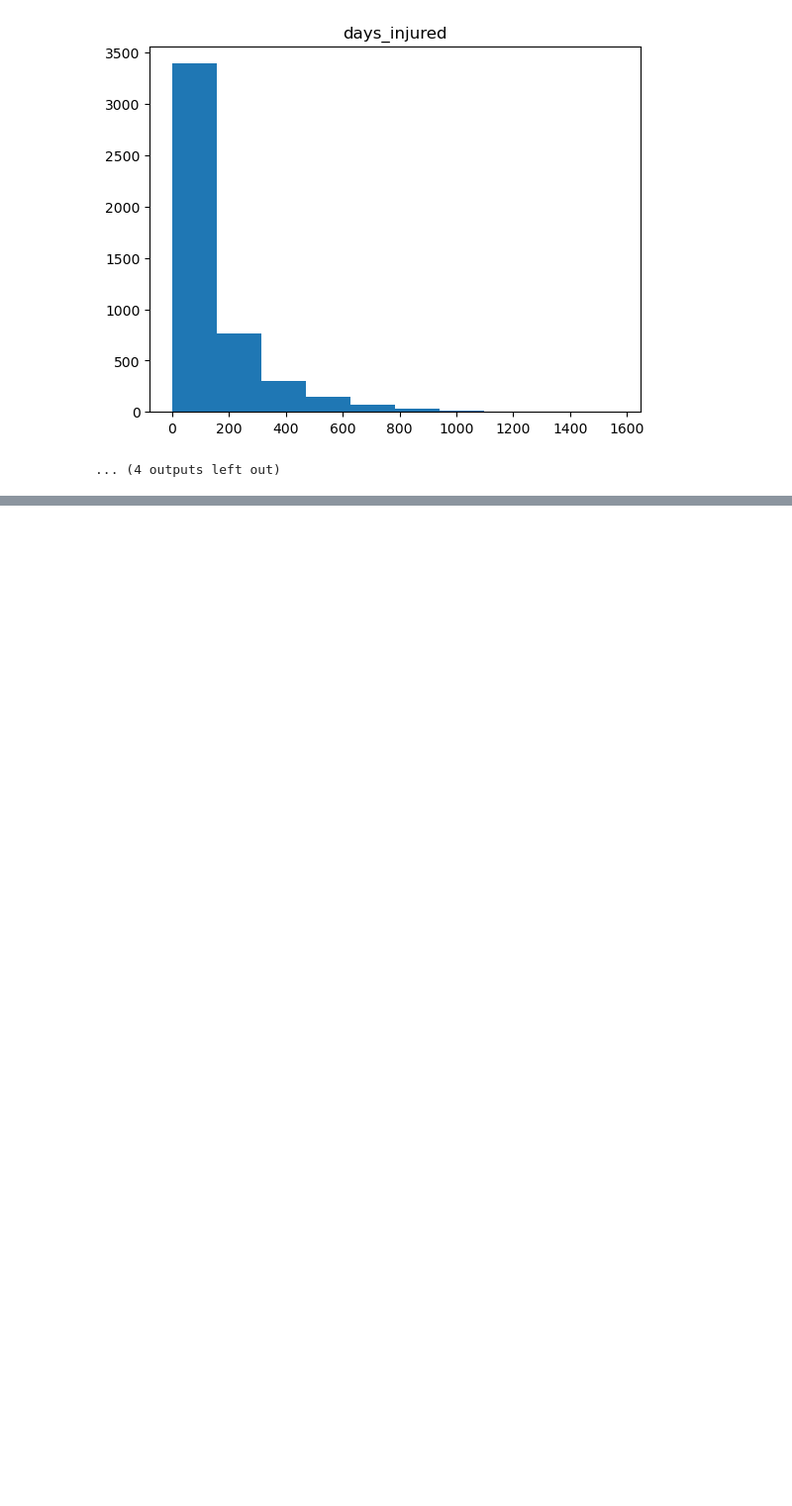
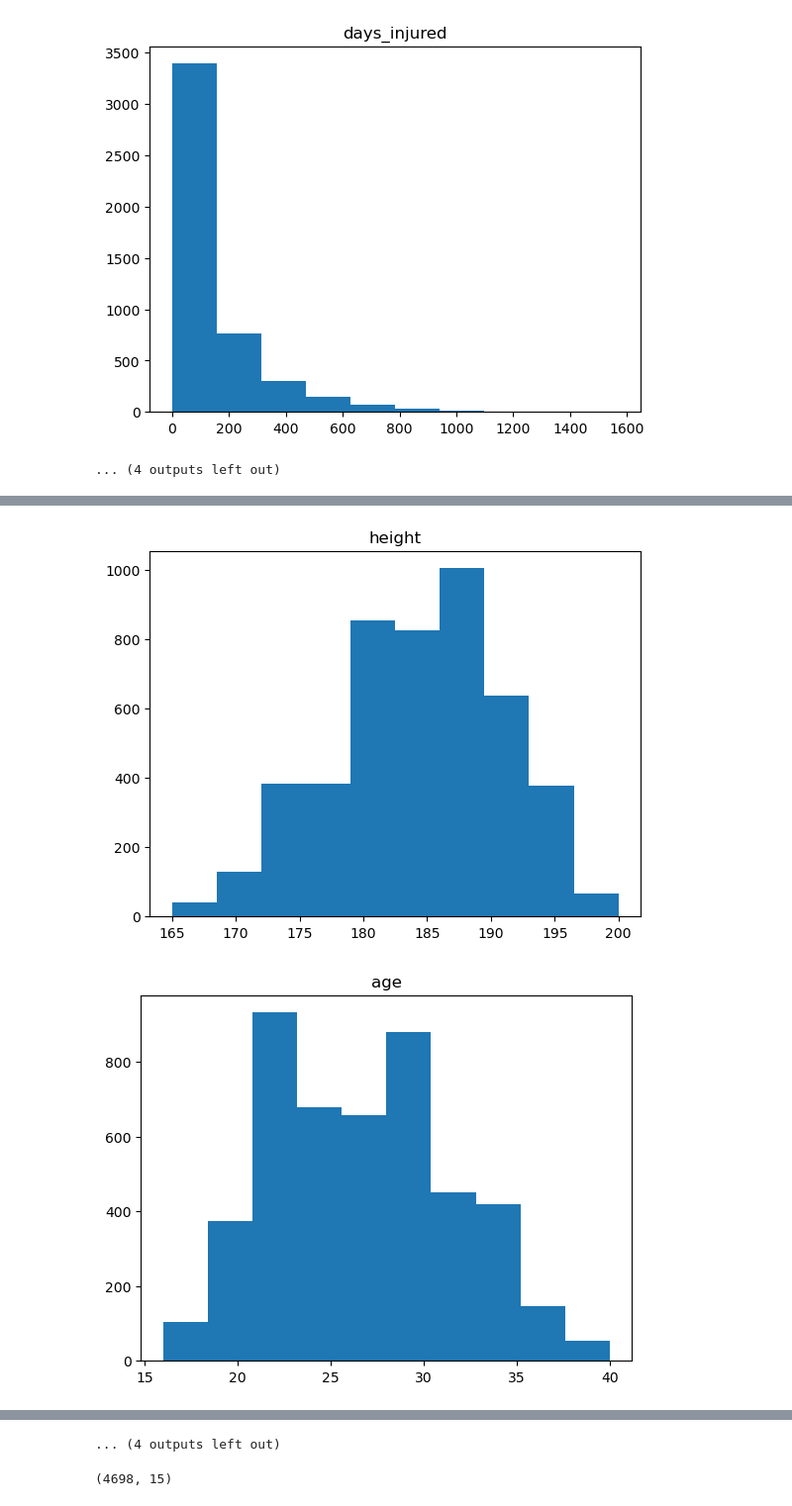
Before and after one commit to AloqailyHat/Usecase-7, a Jupyter notebook: EDA explain template.ipynb, the cells around one changed output, grey strips where cells are left out. Shown at 99% size. Saved outputs shown, nothing was run; the diff lists cells and outputs as text; code cells hidden in the pictures; blank space fills up the shorter version.

```diff
--- a/EDA explain template.ipynb
+++ b/EDA explain template.ipynb
@@ -435,0 +459,14 @@ for x in rest_players_numerical:
+# %%
+# we will make the hight of goalkeepers and defenders greater or equal 165 and less than or equal 200
+df_gkeeper_defender = df_gkeeper_defender[(df_gkeeper_defender['height'] >=165) & (df_gkeeper_defender['height'] <=200)]
+# %%
+# we will make the age of goalkeepers and defenders greater than 15 and less than or equal 40
+df_gkeeper_defender = df_gkeeper_defender[(df_gkeeper_defender['age'] > 15) & (df_gkeeper_defender['age'] <=40)]
+# %%
+for x in gkeeper_defender_numerical:
+    plt.hist([df_gkeeper_defender[x]])
+    plt.title(x)
+    plt.show()
+# %% [output]
+[figure, added]
+[figure, added]
@@ -435,0 +483 @@ for x in rest_players_numerical:
+... (4 outputs left out)
@@ -435,0 +487,4 @@ for x in rest_players_numerical:
+# %%
+df_gkeeper_defender.shape
+# %% [output]
+(4698, 15)
```
Also changed, not shown: parts of 34 cells of this notebook, 3 other files.
